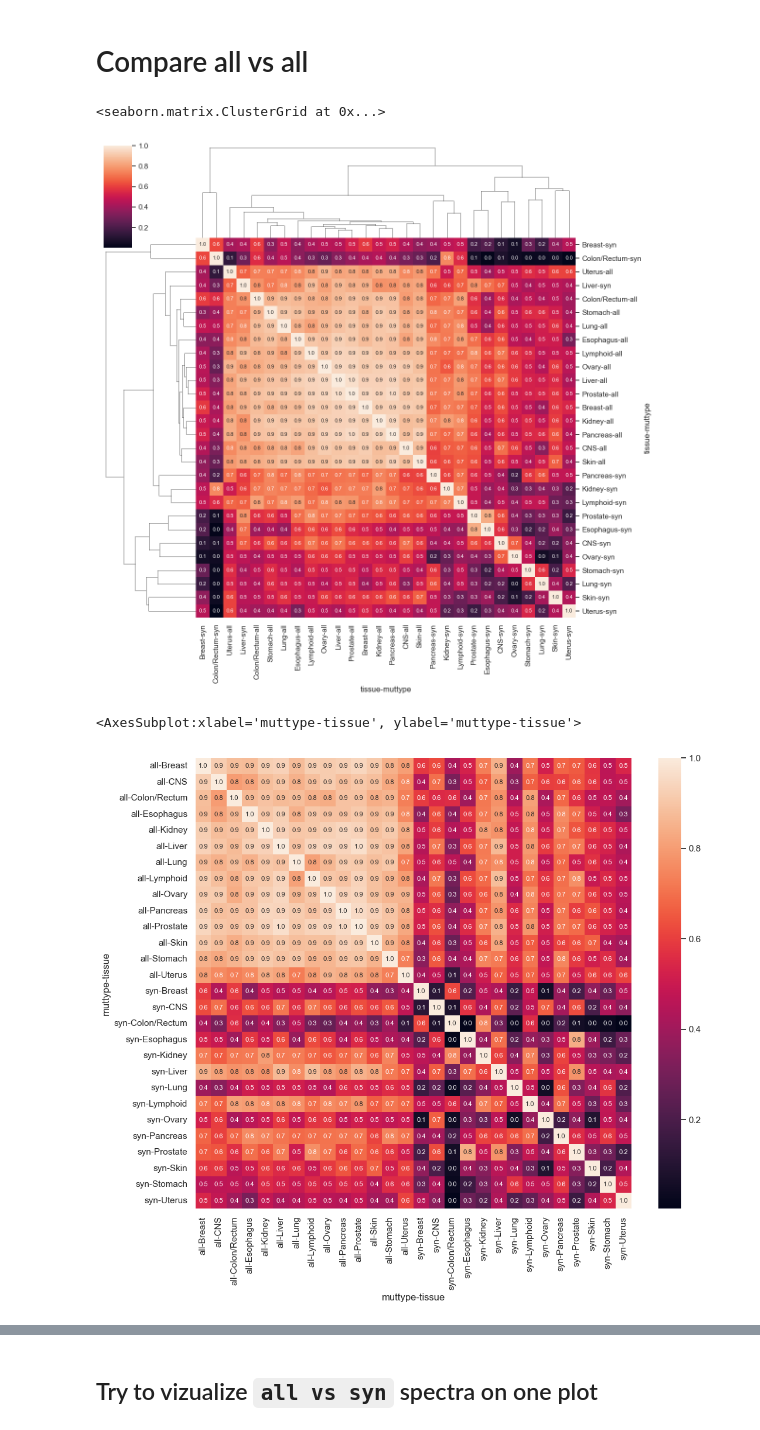
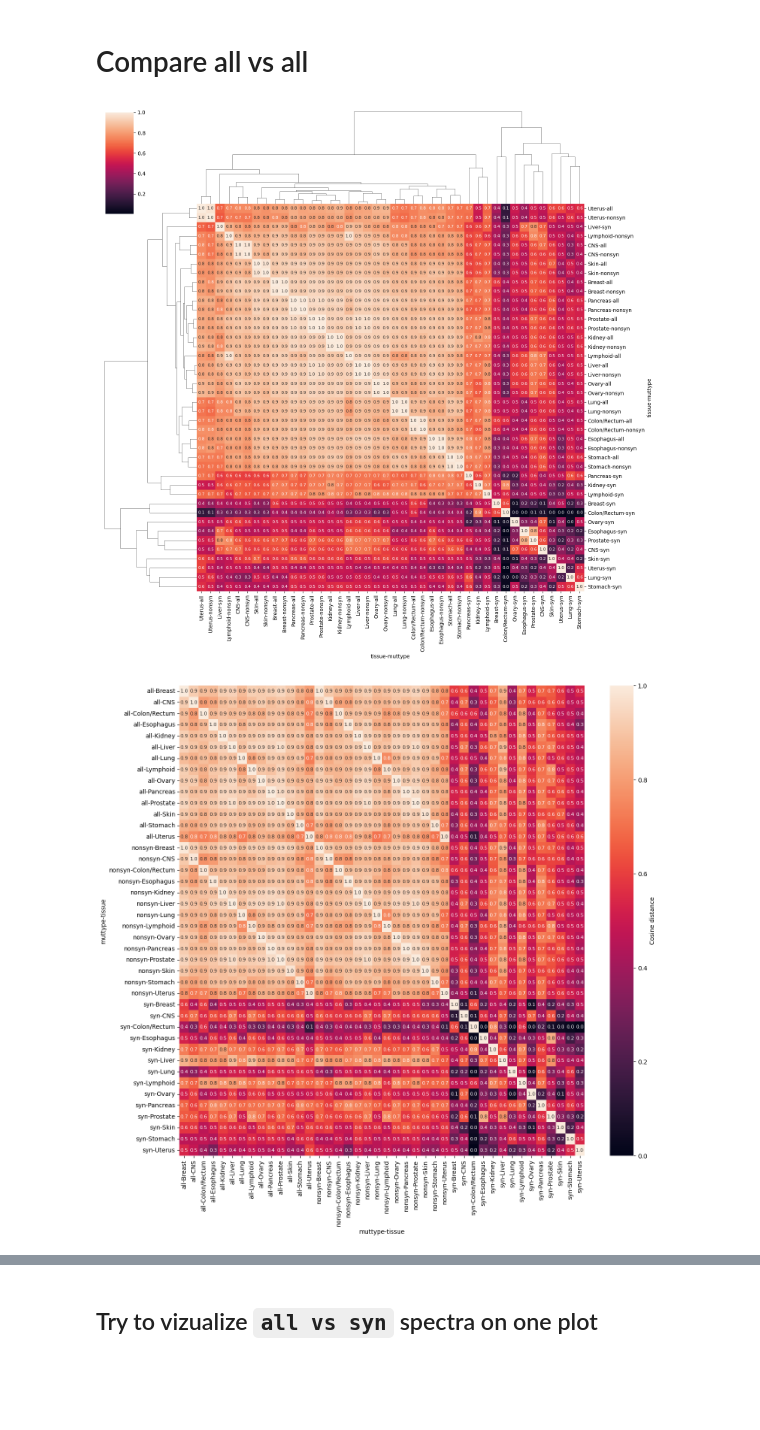
Before and after one commit to mitoclub/mtdna-192component-mutspec-chordata, a Jupyter notebook: scripts/cancer_analysis.ipynb, the cells around one changed output, grey strips where cells are left out. Drawn from its saved outputs; the diff is of its cells as text; code cells hidden in the pictures; blank space fills up the shorter version.

Commit message:
nonsyn added to tissue scpec analyses of cancers

```diff
--- a/scripts/cancer_analysis.ipynb
+++ b/scripts/cancer_analysis.ipynb
@@ -171,3 +186,5 @@ exp_syn
+# %%
+exp_nonsyn_freqs = exp_df['nonsyn'].to_dict()
 # %%
 obs_all.tissue
 # %% [output]
@@ -290,33 +297,54 @@ for t in tissues_lst:
     sp = spectra_tissue_specific_wide.loc[t]
     if len(sp) == 1:
         continue
-    cossim_all_vs_syn = 1 - pdist(sp, 'cosine')[0]
+    pairwise_cossims = 1 - pdist(sp, 'cosine')
+    cossim_all_vs_nonsyn = pairwise_cossims[0]
+    cossim_all_vs_syn = pairwise_cossims[1]
+    cossim_nonsyn_vs_syn = pairwise_cossims[2]
 
     # cossim on reduced spectra
-    cossim_all_vs_syn_red = 1 - pdist(sp.loc[:, ~(sp == 0).any(axis=0)], 'cosine')[0]
+    pairwise_cossims_red = 1 - pdist(sp.loc[:, ~(sp == 0).any(axis=0)], 'cosine')
+    cossim_all_vs_nonsyn_red = pairwise_cossims_red[0]
+    cossim_all_vs_syn_red = pairwise_cossims_red[1]
+    cossim_nonsyn_vs_syn_red = pairwise_cossims_red[2]
 
     # num of observed mutations
     if t == 'All tissues':
         nobs_all = obs_all[(obs_all.Label >= 0)].shape[0]
+        nobs_nonsyn = obs_all[(obs_all.Label == 0)].shape[0]
         nobs_syn = obs_all[(obs_all.Label >= 1)].shape[0]
     else:
         nobs_all = obs_all[(obs_all.tissue == t) & (obs_all.Label >= 0)].shape[0]
+        nobs_nonsyn = obs_all[(obs_all.tissue == t) & (obs_all.Label == 0)].shape[0]
         nobs_syn = obs_all[(obs_all.tissue == t) & (obs_all.Label >= 1)].shape[0]
 
     #
     nmuttypes = (sp != 0).sum(axis=1)
 
     data_compare_all_syn.append([
-        t, cossim_all_vs_syn, cossim_all_vs_syn_red,
-        nobs_all, nmuttypes.loc['all'], nobs_syn, nmuttypes.loc['syn']
+        t,
+        cossim_all_vs_nonsyn, cossim_all_vs_nonsyn_red,
+        cossim_all_vs_syn, cossim_all_vs_syn_red,
+        cossim_nonsyn_vs_syn, cossim_nonsyn_vs_syn_red,
+        nobs_all, nmuttypes.loc['all'],
+        nobs_nonsyn, nmuttypes.loc['nonsyn'],
+        nobs_syn, nmuttypes.loc['syn'],
     ])
 # %% [output]
 Used tissues:
 ['All tissues', 'Pancreas', 'Esophagus', 'Liver', 'Breast', 'Colon/Rectum', 'Prostate', 'Kidney', 'Lung', 'Ovary', 'Lymphoid', 'Uterus', 'CNS', 'Stomach', 'Skin']
 # %%
-_cols = ['tissue', 'cossim', 'cossim_red', 'nobs_all', 'nmuttypes_all', 'nobs_syn', 'nmuttypes_syn']
+_cols = [
+    'tissue',
+    'cossim_all_vs_nonsyn', 'cossim_all_vs_nonsyn_red',
+    'cossim_all_vs_syn', 'cossim_all_vs_syn_red',
+    'cossim_nonsyn_vs_syn', 'cossim_nonsyn_vs_syn_red',
+    'nobs_all', 'nmuttypes_all',
+    'nobs_nonsyn', 'nmuttypes_nonsyn',
+    'nobs_syn', 'nmuttypes_syn',
+]
 df_compare_all_syn = pd.DataFrame(
-    data_compare_all_syn, columns=_cols).sort_values('cossim', ascending=False)
-df_compare_all_syn.to_csv('../data/human_cancer_spectra_all_vs_syn.csv', index=False)
+    data_compare_all_syn, columns=_cols)#.sort_values('cossim', ascending=False)
+df_compare_all_syn.to_csv('../data/human_cancer_spectra_all_vs_syn.csv', index=False, float_format='%g')
 df_compare_all_syn
 # %% [output]
@@ -351,21 +391,20 @@ sns.clustermap(df_compare_all_syn.iloc[1:].corr('spearman'), annot=True, fmt='.2
 # %%
 _x = spectra_tissue_specific_wide.loc[df_compare_all_syn.tissue.values[1:]]
 d = pd.DataFrame(1 - squareform(pdist(_x, 'cosine')), columns=_x.index, index=_x.index)
-sns.clustermap(d, figsize=(12, 12), annot=True, fmt='.1f', annot_kws={'fontsize': 8})
+g = sns.clustermap(d, figsize=(15, 15), annot=True, fmt='.1f', annot_kws={'fontsize': 8})
 # %% [output]
-<seaborn.matrix.ClusterGrid at 0x...>
-[figure, old version]
+[figure, new version]
 # %%
-plt.figure(figsize=(12, 10))
+plt.figure(figsize=(15, 14))
 
 _x = spectra_tissue_specific_wide.loc[df_compare_all_syn.tissue.values[1:]]
 _x.index = _x.index.reorder_levels([1,0])
 _x = _x.sort_index()
 
 
 d = pd.DataFrame(1 - squareform(pdist(_x, 'cosine')), columns=_x.index, index=_x.index)
 
-sns.heatmap(d, annot=True, fmt='.1f', annot_kws={'fontsize': 8})
+ax = sns.heatmap(d, annot=True, fmt='.1f', annot_kws={'fontsize': 8}, vmin=0.,
+            cbar_kws={'label': 'Cosine distance'})
 # %% [output]
-<AxesSubplot:xlabel='muttype-tissue', ylabel='muttype-tissue'>
-[figure, old version]
+[figure, new version]
```
Also changed, not shown: parts of 18 cells of this notebook, 5 other files.
